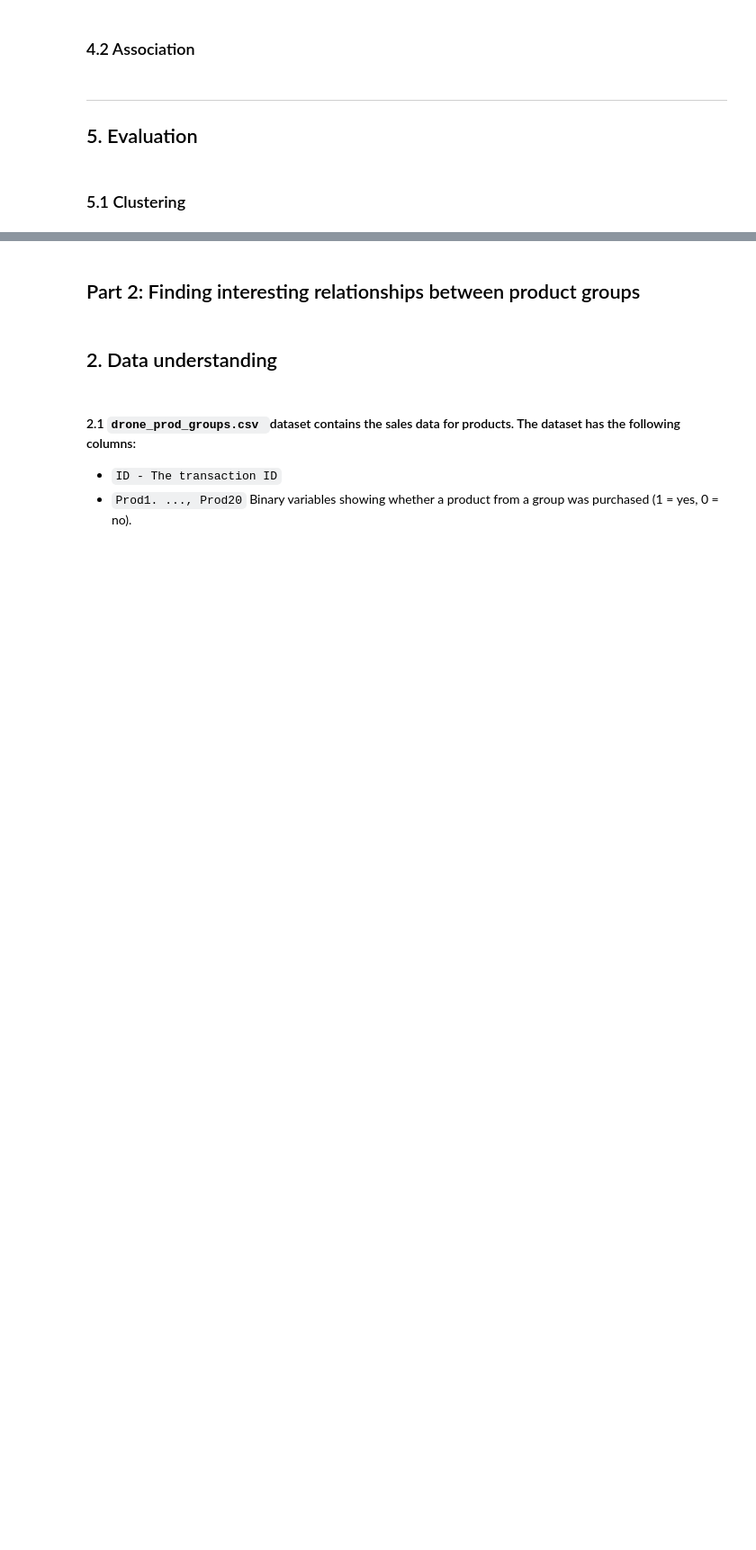
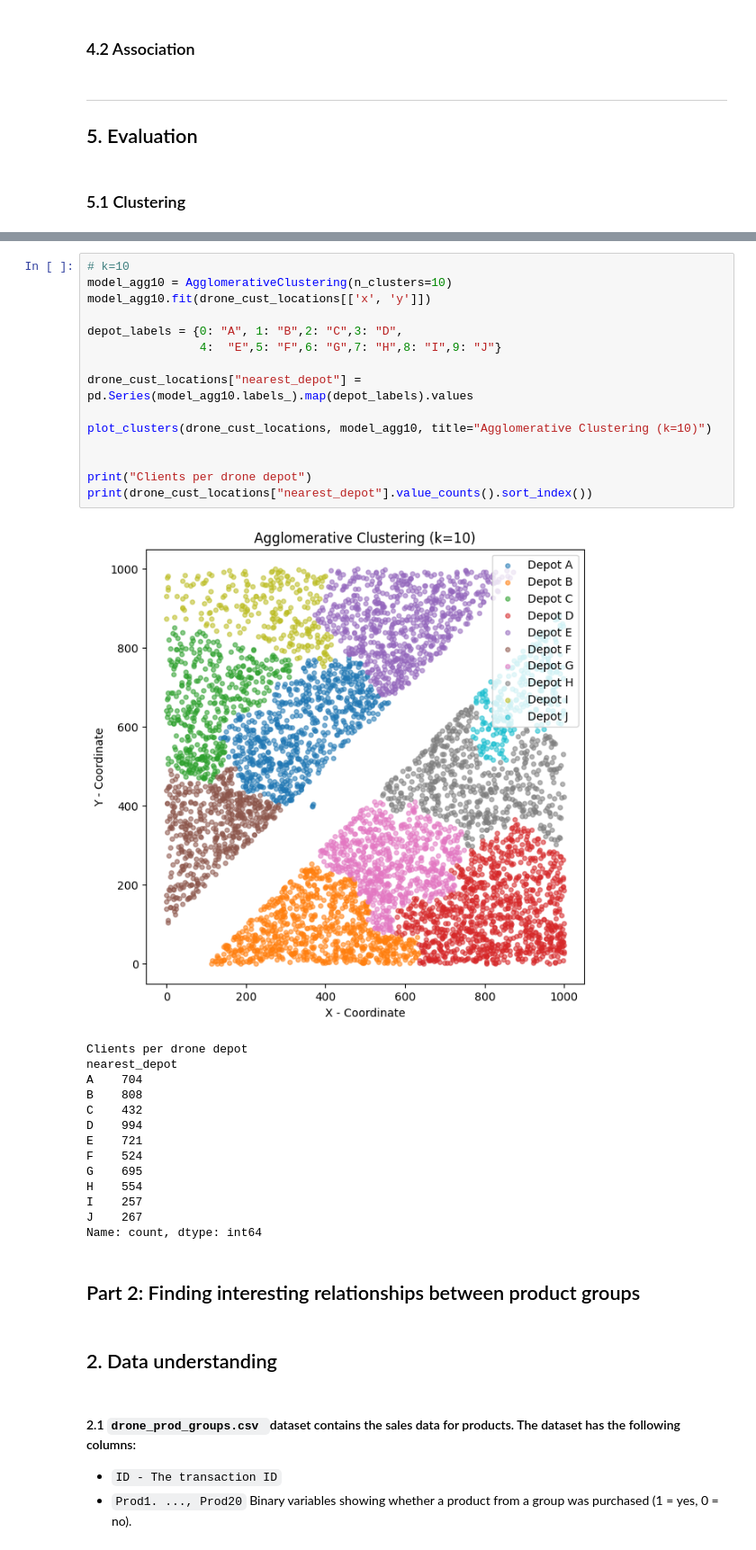
Before and after one commit to TonyKarlin/Data_Handling_and_ML_Group_Assignments, a Jupyter notebook: Clustering and Association rule mining/05-clustering-&-association-rule-mining.ipynb, the cells around one changed output, grey strips where cells are left out. Shown at 90% size. Drawn from its saved outputs; the diff is of its cells as text; blank space fills up the shorter version.

```diff
--- a/Clustering and Association rule mining/05-clustering-&-association-rule-mining.ipynb
+++ b/Clustering and Association rule mining/05-clustering-&-association-rule-mining.ipynb
@@ -213,3 +283,33 @@ Name: count, dtype: int64
+# %%
+# k=10
+model_agg10 = AgglomerativeClustering(n_clusters=10)
+model_agg10.fit(drone_cust_locations[['x', 'y']])
+
+depot_labels = {0: "A", 1: "B",2: "C",3: "D",
+                4:  "E",5: "F",6: "G",7: "H",8: "I",9: "J"}
+
+drone_cust_locations["nearest_depot"] = pd.Series(model_agg10.labels_).map(depot_labels).values
+
+plot_clusters(drone_cust_locations, model_agg10, title="Agglomerative Clustering (k=10)")
+
+
+print("Clients per drone depot")
+print(drone_cust_locations["nearest_depot"].value_counts().sort_index())
+# %% [output]
+[figure, added]
+Clients per drone depot
+nearest_depot
+A    704
+B    808
+C    432
+D    994
+E    721
+F    524
+G    695
+H    554
+I    257
+J    267
+Name: count, dtype: int64
 # %% [markdown]
 ## Part 2: Finding interesting relationships between product groups
 # %% [markdown]
```
Also changed, not shown: parts of 13 cells of this notebook.
